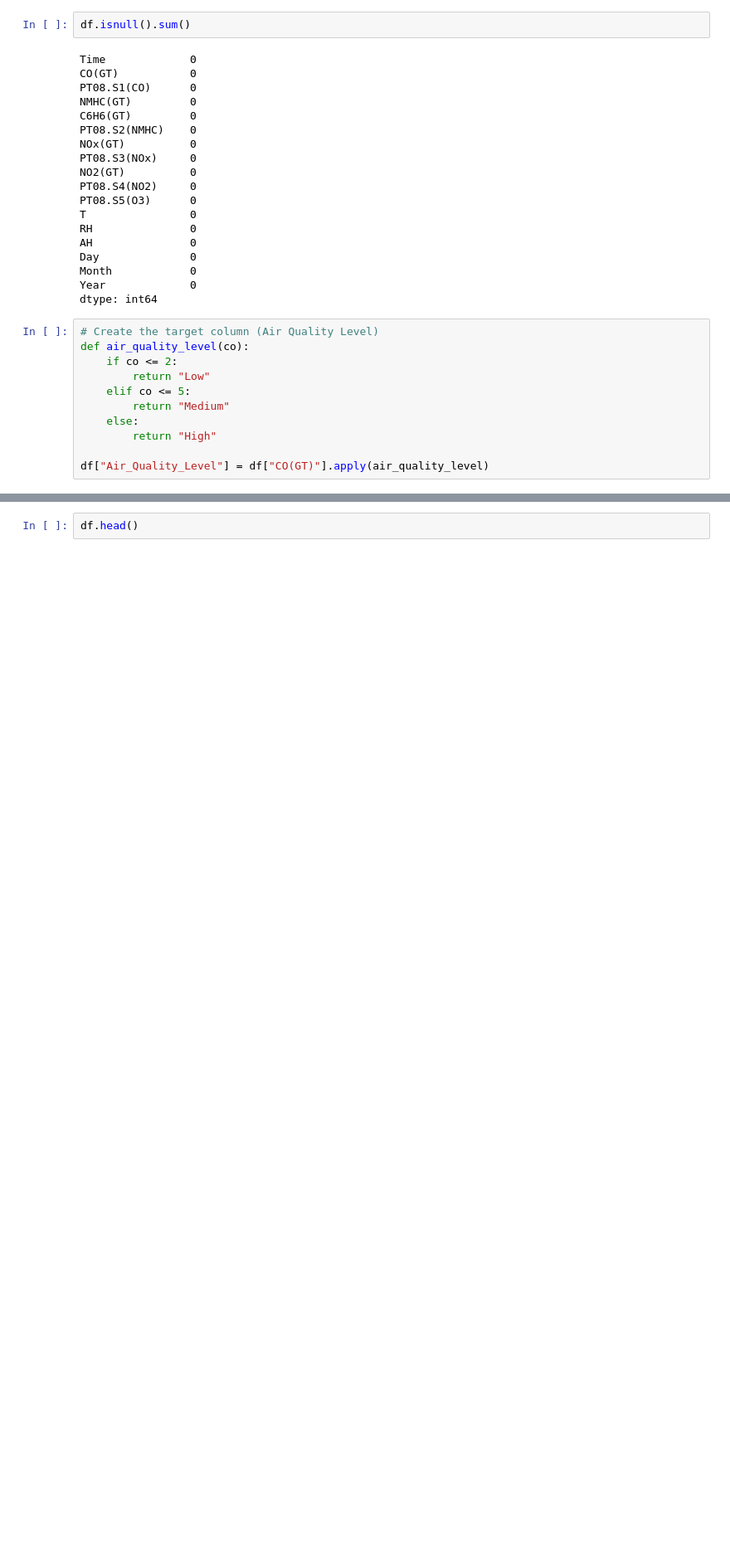
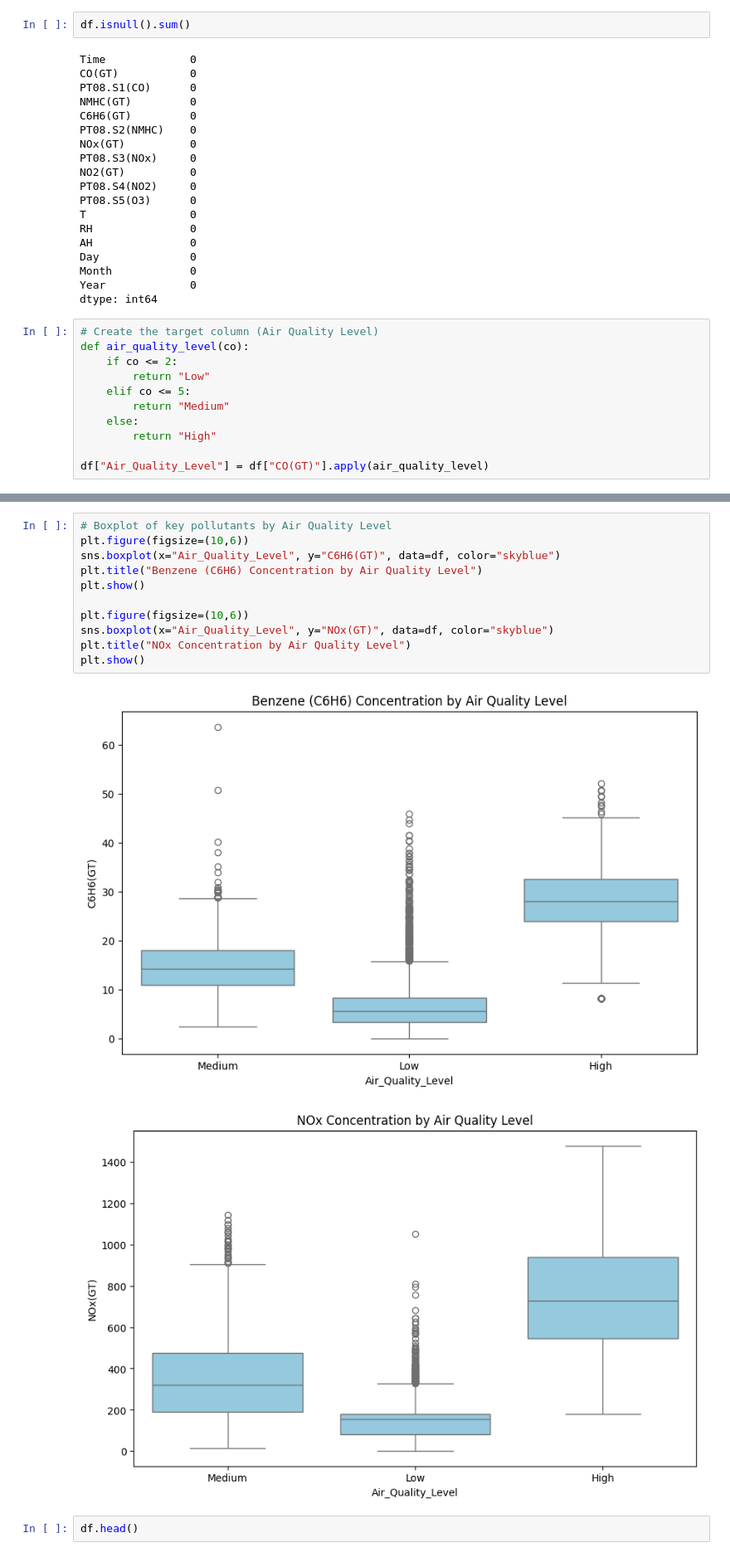
Before and after one commit to Yas-smine/Air-Quality-Project-, a Jupyter notebook: AQI.ipynb, the cells around one changed output, grey strips where cells are left out. Shown at 83% size. Cells and saved outputs as stored; diff of their text form; blank space fills up the shorter version.

```diff
--- a/AQI.ipynb
+++ b/AQI.ipynb
@@ -190,3 +218,17 @@ df["Air_Quality_Level"] = df["CO(GT)"].apply(air_quality_level)
+# %%
+# Boxplot of key pollutants by Air Quality Level
+plt.figure(figsize=(10,6))
+sns.boxplot(x="Air_Quality_Level", y="C6H6(GT)", data=df, color="skyblue")
+plt.title("Benzene (C6H6) Concentration by Air Quality Level")
+plt.show()
+
+plt.figure(figsize=(10,6))
+sns.boxplot(x="Air_Quality_Level", y="NOx(GT)", data=df, color="skyblue")
+plt.title("NOx Concentration by Air Quality Level")
+plt.show()
+# %% [output]
+[figure, added]
+[figure, added]
 # %%
 df.head()
 # %% [output]
```
Also changed, not shown: parts of 2 cells of this notebook.
